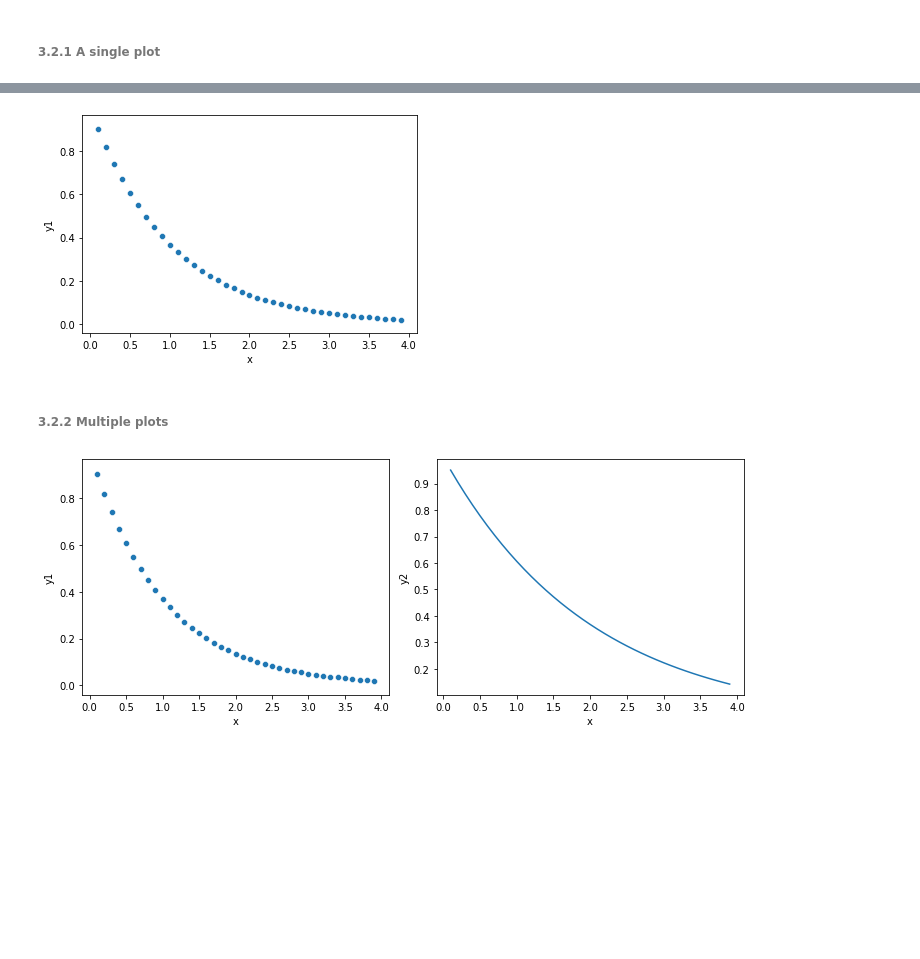
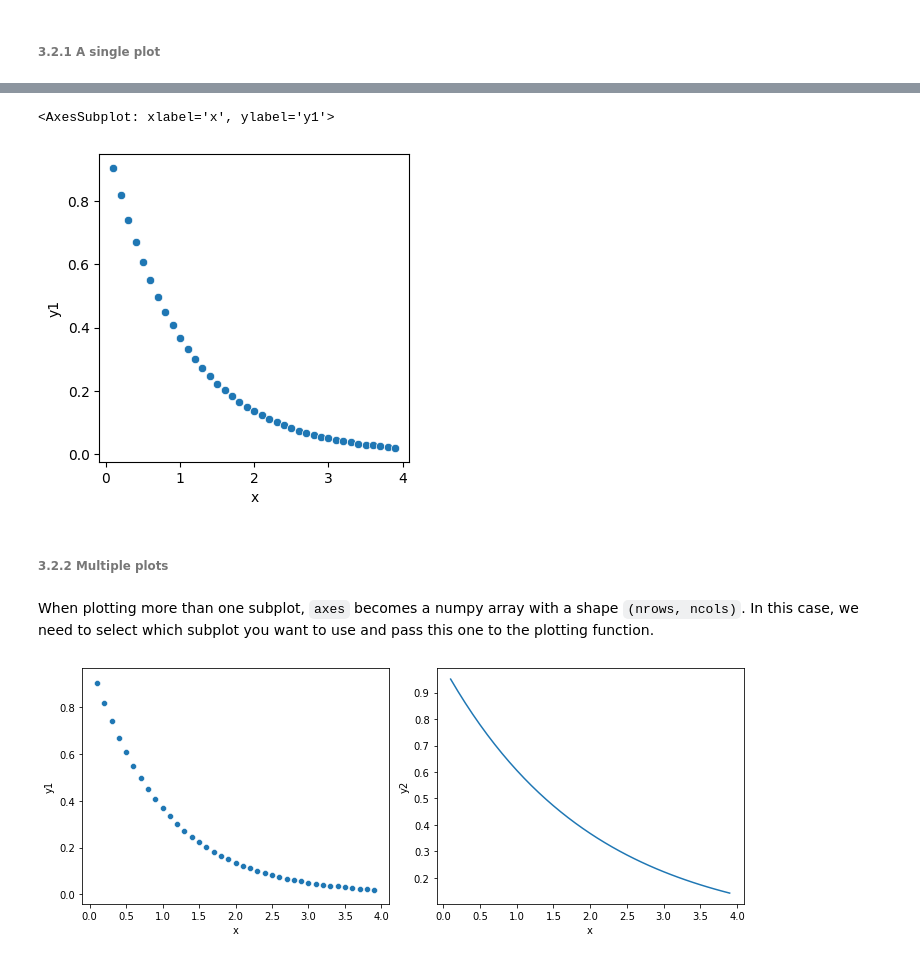
Before and after one commit to fsb-edu/DataVisualizationBook, a Jupyter notebook: DataVis_JB/chapters/matplotlib_manipulations.ipynb, the cells around one changed output, grey strips where cells are left out. Saved outputs shown, nothing was run; the diff lists cells and outputs as text; code cells hidden in the pictures; blank space fills up the shorter version.

```diff
--- a/DataVis_JB/chapters/matplotlib_manipulations.ipynb
+++ b/DataVis_JB/chapters/matplotlib_manipulations.ipynb
@@ -102,13 +103,13 @@ df = pd.DataFrame({
 # %%
-fig, ax = plt.subplots(nrows=1, ncols=1)
-
-# when only one subplot is present, "ax" can be passed directly
-# to seaborn plotting functions
-sns.scatterplot(data=df, x='x', y='y1', ax=ax);
+fig, axes = plt.subplots(nrows=1, ncols=1, figsize=(4,4))
+sns.scatterplot(data=df, x='x', y='y1', ax=axes)
 # %% [output]
+<AxesSubplot: xlabel='x', ylabel='y1'>
-[figure, old version]
+[figure, new version]
 # %% [markdown]
 ###### 3.2.2 Multiple plots
+# %% [markdown]
+When plotting more than one subplot, `axes` becomes a numpy array with a shape `(nrows, ncols)`. In this case, we need to select which subplot you want to use and pass this one to the plotting function.
 # %%
 fig, axes = plt.subplots(nrows=1, ncols=2, figsize=(10, 4))
 
```
Also changed, not shown: parts of 22 cells of this notebook, 1 other file.
